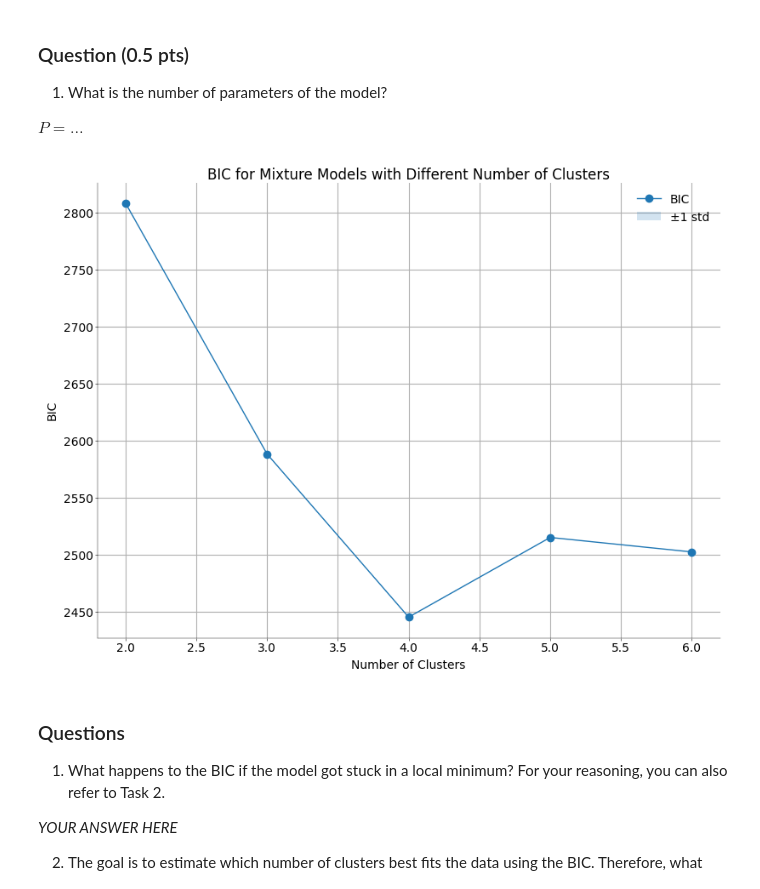
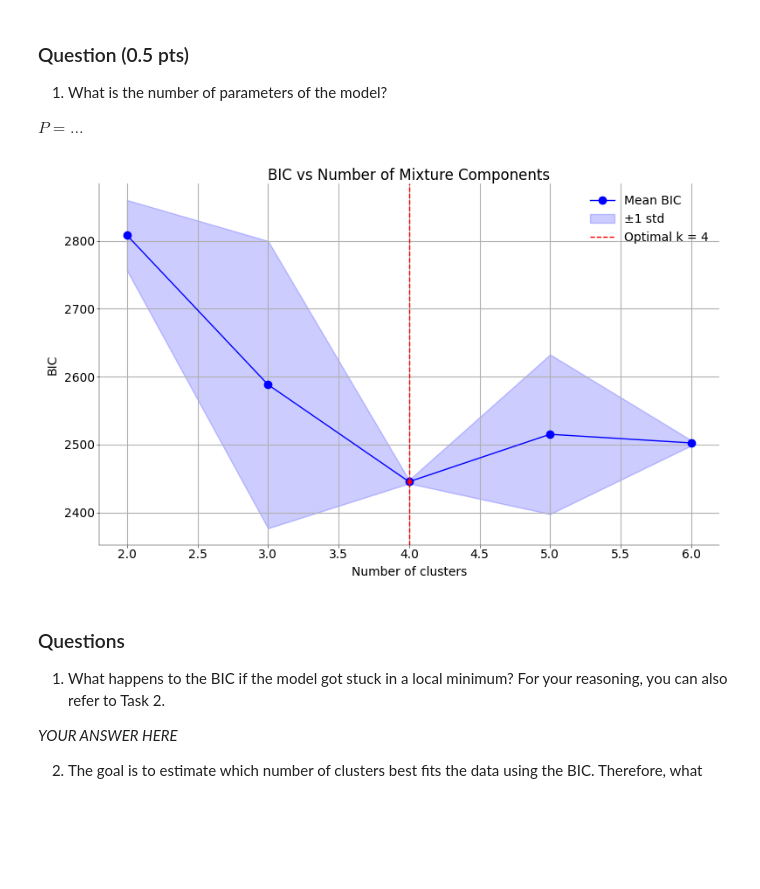
Before and after one commit to aeldably/Neural_Data_Science_Summer_2025, a Jupyter notebook: notebooks/CodingLab2.ipynb, the cells around one changed output. Drawn from its saved outputs; the diff is of its cells as text; code cells hidden in the pictures; blank space fills up the shorter version.

```diff
--- a/notebooks/CodingLab2.ipynb
+++ b/notebooks/CodingLab2.ipynb
@@ -441,26 +443,37 @@ for i, k in enumerate(K):
 # %%
 # ------------------------------------------------------------------------------------------
 # Plot the result and answer the questions (1+1 pts)
 # Don't forget to plot your robust estimate and highlight the estimated number of clusters!
 # ------------------------------------------------------------------------------------------
 # Plot the BIC
-fig, ax = plt.subplots(figsize=(8, 6), layout="constrained")
-ax.plot(K, BIC.mean(axis=0), marker="o", label="BIC")
-ax.fill_between(
-    K,
-    BIC.mean(axis=0) - BIC.std(axis=0),
-    BIC.mean(axis=0) + BIC.std(axis=0),
-    alpha=0.2,
-    label="±1 std",
+
+# Find optimal cluster count (min BIC)
+optimal_k_index = np.argmin(mean_bic)
+optimal_k = K[optimal_k_index]
+
+# standard deviation for shading
+std_bic = np.std(bic_matrix, axis=0)
+
+# Plot
+plt.figure(figsize=(8, 5))
+plt.plot(K, mean_bic, marker="o", label="Mean BIC", color="blue")
+plt.fill_between(
+    K, mean_bic - std_bic, mean_bic + std_bic, alpha=0.2, color="blue", label="±1 std"
 )
-ax.set_title("BIC for Mixture Models with Different Number of Clusters")
-ax.set_xlabel("Number of Clusters")
-ax.set_ylabel("BIC")
-ax.legend()
-ax.grid(True)
+
+# Highlight optimal point
+plt.axvline(x=optimal_k, color="red", linestyle="--", label=f"Optimal k = {optimal_k}")
+plt.scatter([optimal_k], [mean_bic[optimal_k_index]], color="red", zorder=5)
+
+plt.xlabel("Number of clusters")
+plt.ylabel("BIC")
+plt.title("BIC vs Number of Mixture Components")
+plt.legend()
+plt.grid(True)
+plt.tight_layout()
 plt.show()
 # %% [output]
-[figure, old version]
+[figure, new version]
 # %% [markdown]
 ### Questions
 
```
Also changed, not shown: parts of 3 cells of this notebook.
